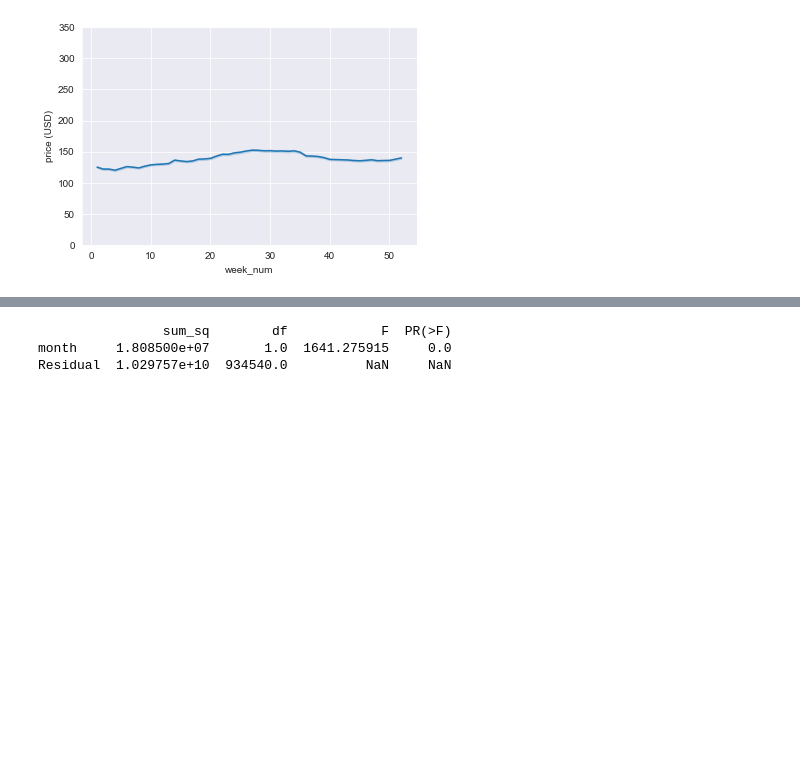
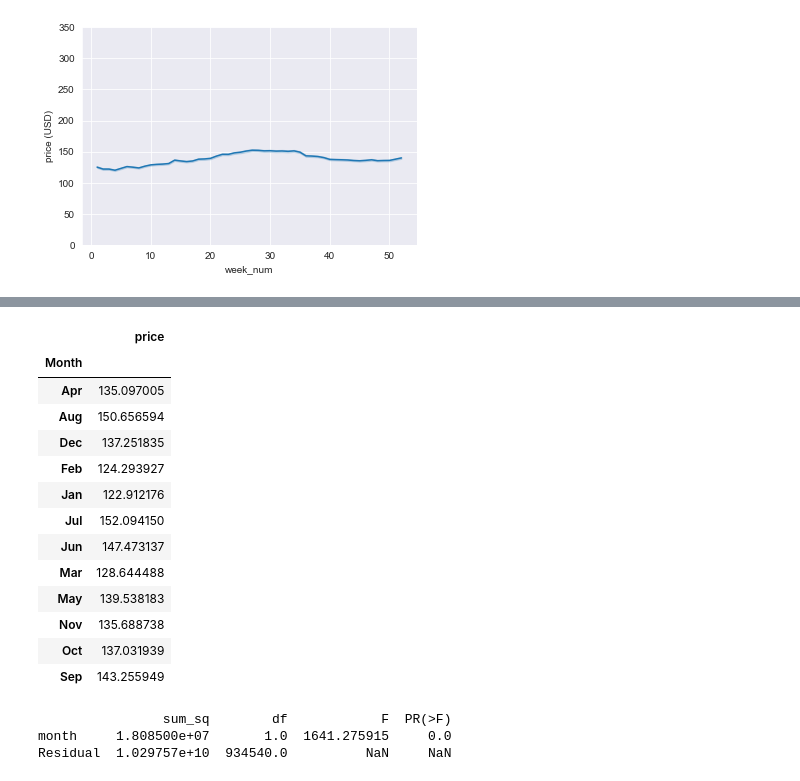
Before and after one commit to OceanSeventyTwo/DSND_Term2, a Jupyter notebook: project_files/AirBnB/Blog AirBnB.ipynb, the cells around one changed output, grey strips where cells are left out. Saved outputs shown, nothing was run; the diff lists cells and outputs as text; code cells hidden in the pictures; blank space fills up the shorter version.

```diff
--- a/project_files/AirBnB/Blog AirBnB.ipynb
+++ b/project_files/AirBnB/Blog AirBnB.ipynb
@@ -336,3 +332,21 @@ ax1.set(ylim=(0,350))
+# %%
+df_cal2 = pd.DataFrame(df_cal1.groupby(by='Month')['price'].mean())
+df_cal2.sort_index()
+# %% [output]
+|  | price |
+| Month |  |
+| Apr | 135.097005 |
+| Aug | 150.656594 |
+| Dec | 137.251835 |
+| Feb | 124.293927 |
+| Jan | 122.912176 |
+| Jul | 152.094150 |
+| Jun | 147.473137 |
+| Mar | 128.644488 |
+| May | 139.538183 |
+| Nov | 135.688738 |
+| Oct | 137.031939 |
+| Sep | 143.255949 |
 # %%
 mod = ols('price ~ month',data=df_cal).fit()
 aov_table = sm.stats.anova_lm(mod, typ=2)
```
Also changed, not shown: parts of 13 cells of this notebook, 1 other file.
